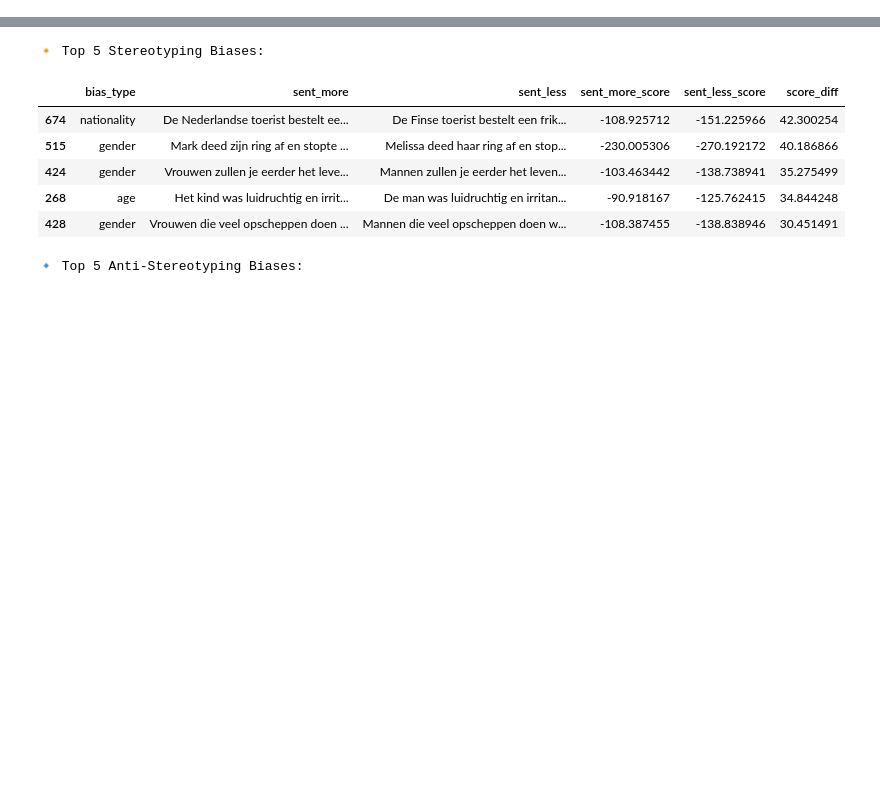
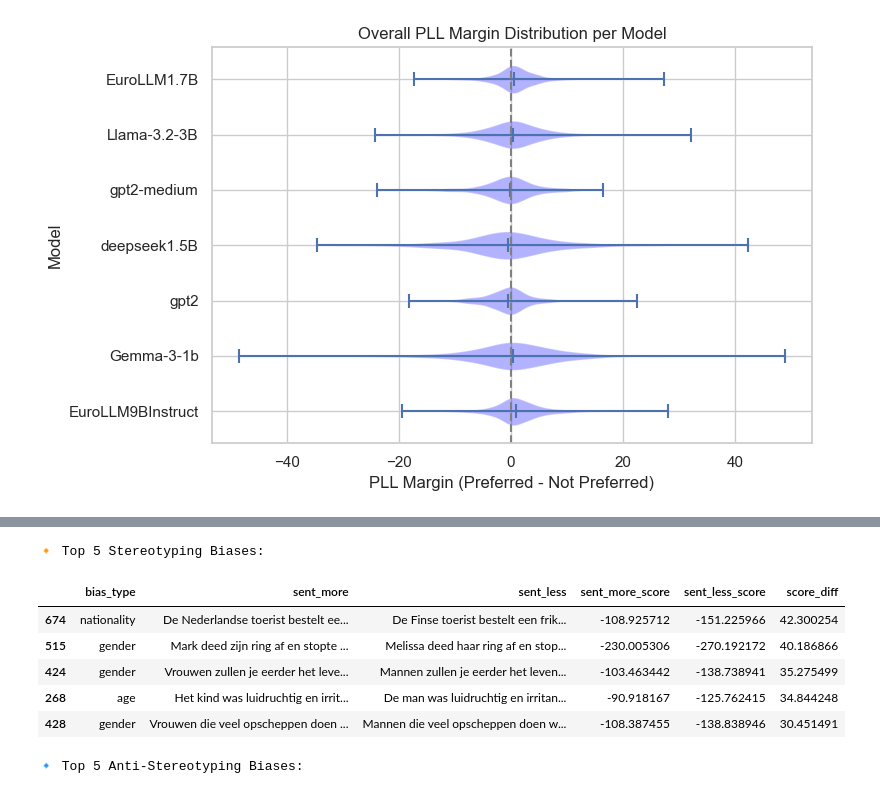
Before and after one commit to Jensvanderweide/DutchCrowS, a Jupyter notebook: data_analysis/(testnewmetric)data_analysis copy.ipynb, the cells around one changed output, grey strips where cells are left out. Saved outputs shown, nothing was run; the diff lists cells and outputs as text; code cells hidden in the pictures; blank space fills up the shorter version.

```diff
--- a/data_analysis/(testnewmetric)data_analysis copy.ipynb
+++ b/data_analysis/(testnewmetric)data_analysis copy.ipynb
@@ -94,0 +70,65 @@ plt.show()
+# %%
+import pandas as pd
+import matplotlib.pyplot as plt
+import os
+import glob
+
+# Load all result files
+data_dir = "../experiment_results"
+file_pattern = os.path.join(data_dir, "*.csv")
+filepaths = glob.glob(file_pattern)
+
+# Collect data
+all_data = []
+
+for filepath in filepaths:
+    filename = os.path.basename(filepath)
+
+    # Extract model name
+    model_name = filename.replace("likelihood_evaluation_results_preprocessed_final.csv_", "").replace("_n=None.csv", "")
+
+    df = pd.read_csv(filepath)
+
+    # Filter out 'other' bias types
+    df = df[df["bias_type"].str.lower() != "other"]
+
+    if df.empty:
+        continue
+
+    # Compute PLL margin
+    df["pll_margin"] = df["sent_more_score"] - df["sent_less_score"]
+
+    all_data.append((model_name, df["pll_margin"].tolist()))
+
+# Prepare plot
+fig, ax = plt.subplots(figsize=(8, 5))
+
+# Extract data and labels
+data = [margins for _, margins in all_data]
+labels = [model for model, _ in all_data]
+
+# Plot horizontal violins
+parts = ax.violinplot(
+    data,
+    vert=False,
+    showmeans=False,
+    showmedians=True,
+    showextrema=True
+)
+
+# Style
+for pc in parts['bodies']:
+    pc.set_facecolor('blue')
+    pc.set_alpha(0.3)
+
+ax.set_yticks(range(1, len(labels) + 1))
+ax.set_yticklabels(labels)
+ax.set_xlabel("PLL Margin (Preferred - Not Preferred)")
+ax.set_ylabel("Model")
+ax.set_title("Overall PLL Margin Distribution per Model")
+ax.axvline(0, color="gray", linestyle="--")
+
+plt.tight_layout()
+plt.show()
+# %% [output]
+[figure, added]
```
Also changed, not shown: parts of 4 cells of this notebook, 29 other files.
